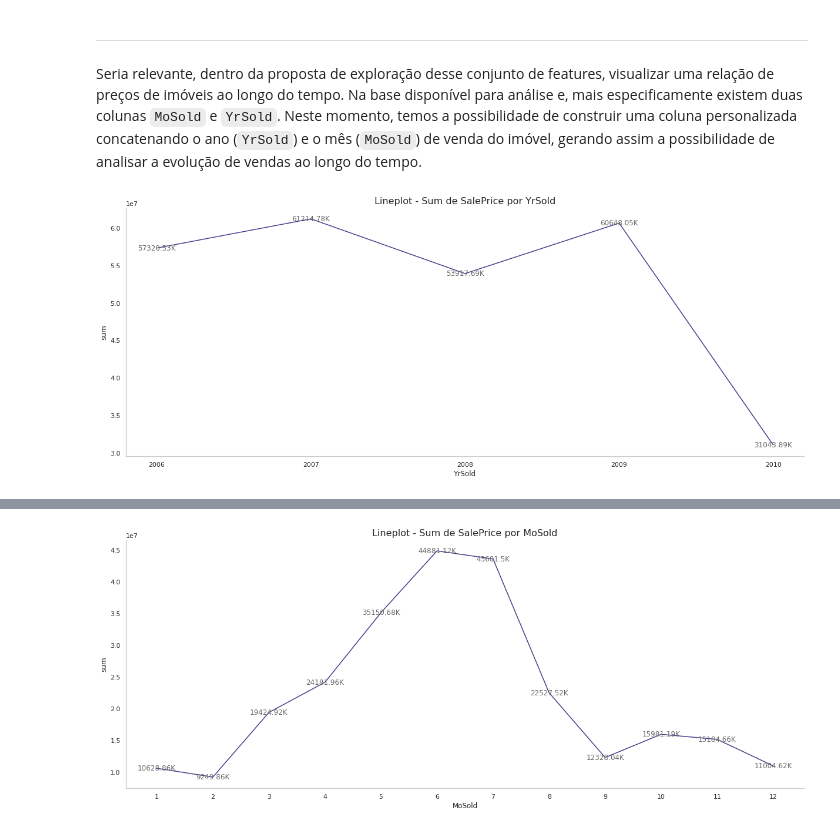
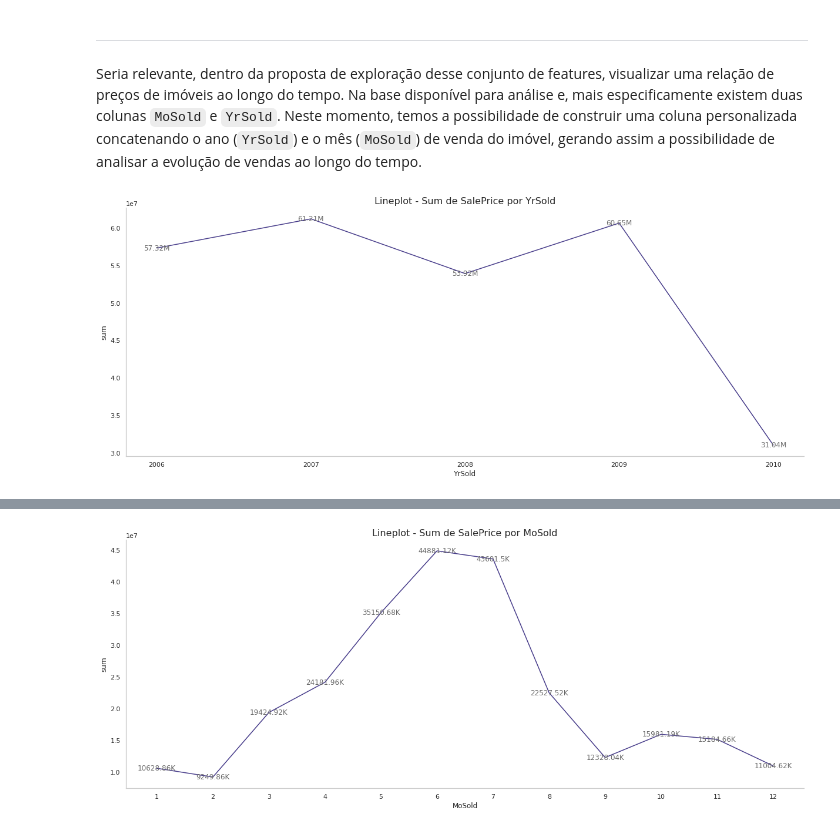
Before and after one commit to ThiagoPanini/pycomp, a Jupyter notebook: examples/housing-prices/Prevendo Preços de Imóveis.ipynb, the cells around one changed output, grey strips where cells are left out. Drawn from its saved outputs; the diff is of its cells as text; code cells hidden in the pictures.

```diff
--- a/examples/housing-prices/Prevendo Preços de Imóveis.ipynb
+++ b/examples/housing-prices/Prevendo Preços de Imóveis.ipynb
@@ -441,6 +441,7 @@ def plot_evolutionplot(df, x, y, agg=True, agg_functions=['count', 'sum', 'mean'
 
     plt.tight_layout()
 # %%
-plot_evolutionplot(df=df, x='YrSold', y='SalePrice', agg_type='sum', date_col=False, x_rot=0)
+plot_evolutionplot(df=df, x='YrSold', y='SalePrice', agg_type='sum', date_col=False, x_rot=0,
+                   label_aggreg='M')
 # %% [output]
-[figure, old version]
+[figure, new version]
```
Also changed, not shown: parts of 31 cells of this notebook, 2 other files.
